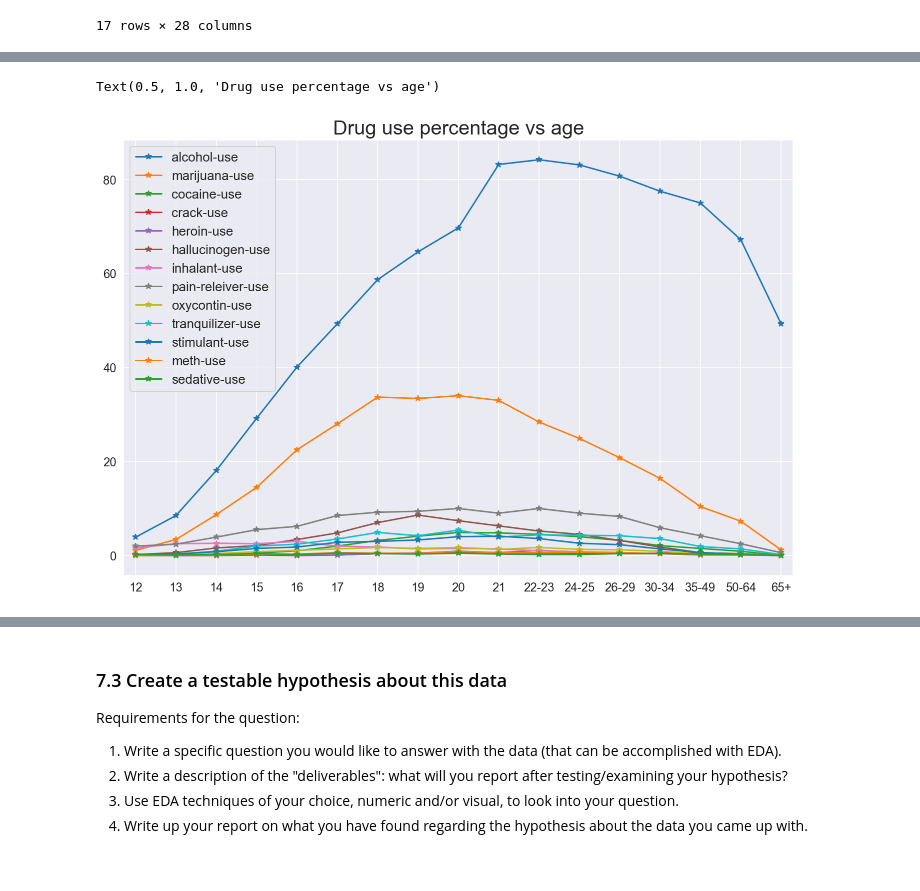
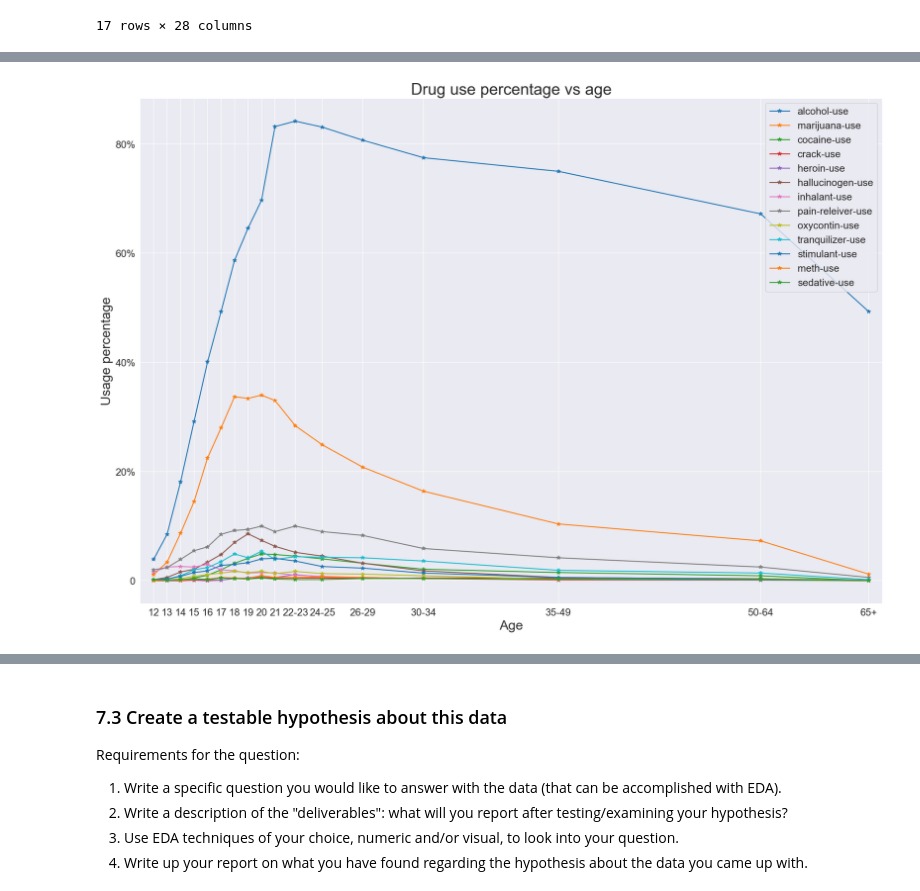
Before and after one commit to Miaowshroom/project2, a Jupyter notebook: project-02-v2-starter-code.ipynb, the cells around one changed output, grey strips where cells are left out. Saved outputs shown, nothing was run; the diff lists cells and outputs as text; code cells hidden in the pictures; blank space fills up the shorter version.

Commit message:
age plot add

```diff
--- a/project-02-v2-starter-code.ipynb
+++ b/project-02-v2-starter-code.ipynb
@@ -632,7 +632,7 @@ The column meth-frequency has dtype as object
 The unique value of meth-frequency are ['-' '5.0' '24.0' '10.5' '36.0' '48.0' '12.0' '105.0' '2.0' '46.0' '21.0'
  '30.0' '54.0' '104.0']]
 # %%
-drug.iloc[:,3:] = drug.iloc[:,3:].applymap(lambda x: float(0) if x=='-' else float(x))
+drug.iloc[:,3:] = drug.iloc[:,3:].applymap(lambda x: np.nan if x=='-' else float(x))
 # %%
 drug.dtypes
 # %% [output]
@@ -759,3 +759,16 @@ drug
 | 15 | 50-64 | 3923 | 67.2 | 52.0 | 7.3 | 52.0 | 0.9 | ... |
 | 16 | 65+ | 2448 | 49.3 | 52.0 | 1.2 | 36.0 | 0.0 | ... |
 17 rows × 28 columns
+# %%
+age_stamp = drug.age.values.copy()
+for i, age in enumerate(age_stamp):
+    try:
+        age_stamp[i] = float(age)
+    except:
+        try:
+            ages = age.split('-')
+            age_stamp[i] = (int(ages[0]) + int(ages[1]))/2
+        except:
+            age_stamp[i] = float(age.replace('+', ''))
+# %%
+drug.insert(loc=1, column='age_mean', value=age_stamp)
@@ -762,11 +797,15 @@ drug
 # %%
 fig, ax = plt.subplots(1,1)
-fig.set_size_inches(12,8)
-drug[col_usage].plot(ax=ax, style='-*', fontsize=12, xlim=(-.3,16.3))
-plt.legend(loc=2, prop={'size': 13})
-ax.set_xticks(drug.index)
+fig.set_size_inches(20,14)
+drug.plot(x='age_mean', y=col_usage, ax=ax, style='-*', fontsize=15, xlim=(11, 66))
+plt.legend(loc=1, prop={'size': 15})
+ax.set_xticks(drug.age_mean)
+plt.title('Drug use percentage vs age', size=24)
 ax.set_xticklabels(drug.age);
-plt.title('Drug use percentage vs age', size=20)
+ax.set_yticks(range(0,81,20))
+ax.set_yticklabels(['0','20%','40%','60%','80%']);
+
+plt.xlabel('Age', size=20)
+plt.ylabel('Usage percentage', size=20);
 # %% [output]
-Text(0.5, 1.0, 'Drug use percentage vs age')
-[figure, old version]
+[figure, new version]
```
Also changed, not shown: parts of 6 cells of this notebook.
